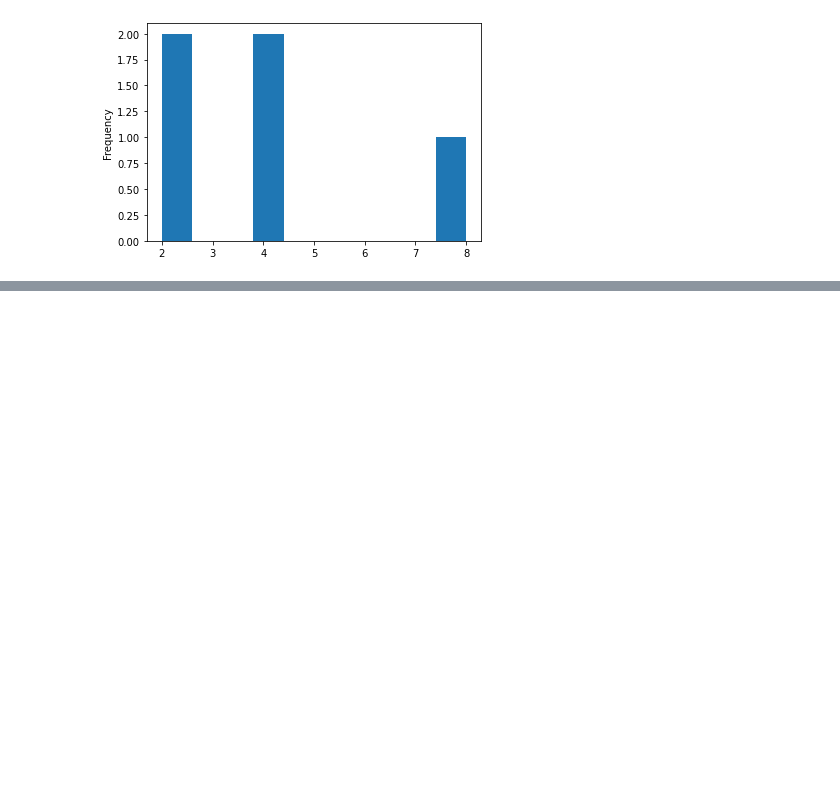
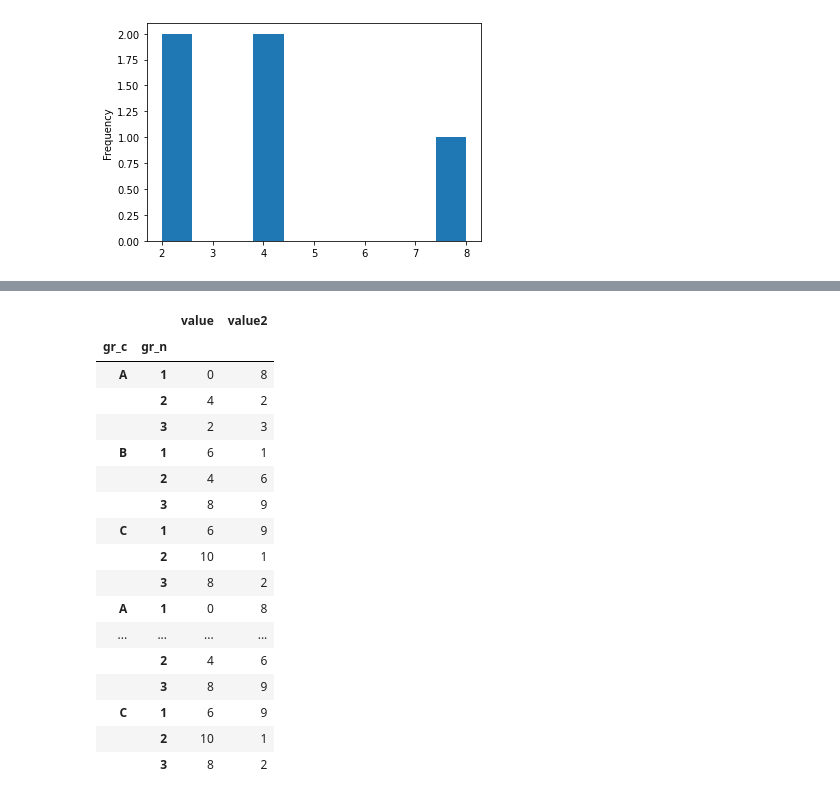
Before and after one commit to ilya40umov/python-cheatsheet, a Jupyter notebook: pandas.ipynb, the cells around one changed output, grey strips where cells are left out. Saved outputs shown, nothing was run; the diff lists cells and outputs as text; code cells hidden in the pictures; blank space fills up the shorter version.

```diff
--- a/pandas.ipynb
+++ b/pandas.ipynb
@@ -163,0 +296,21 @@ Name: cores, dtype: int64
+# %%
+pd.concat([df5, df5])
+# %% [output]
+|  |  | value | value2 |
+| gr_c | gr_n |  |  |
+| A | 1 | 0 | 8 |
+|  | 2 | 4 | 2 |
+|  | 3 | 2 | 3 |
+| B | 1 | 6 | 1 |
+|  | 2 | 4 | 6 |
+|  | 3 | 8 | 9 |
+| C | 1 | 6 | 9 |
+|  | 2 | 10 | 1 |
+|  | 3 | 8 | 2 |
+| A | 1 | 0 | 8 |
+| ... | ... | ... | ... |
+|  | 2 | 4 | 6 |
+|  | 3 | 8 | 9 |
+| C | 1 | 6 | 9 |
+|  | 2 | 10 | 1 |
+|  | 3 | 8 | 2 |
```
Also changed, not shown: parts of 13 cells of this notebook.
